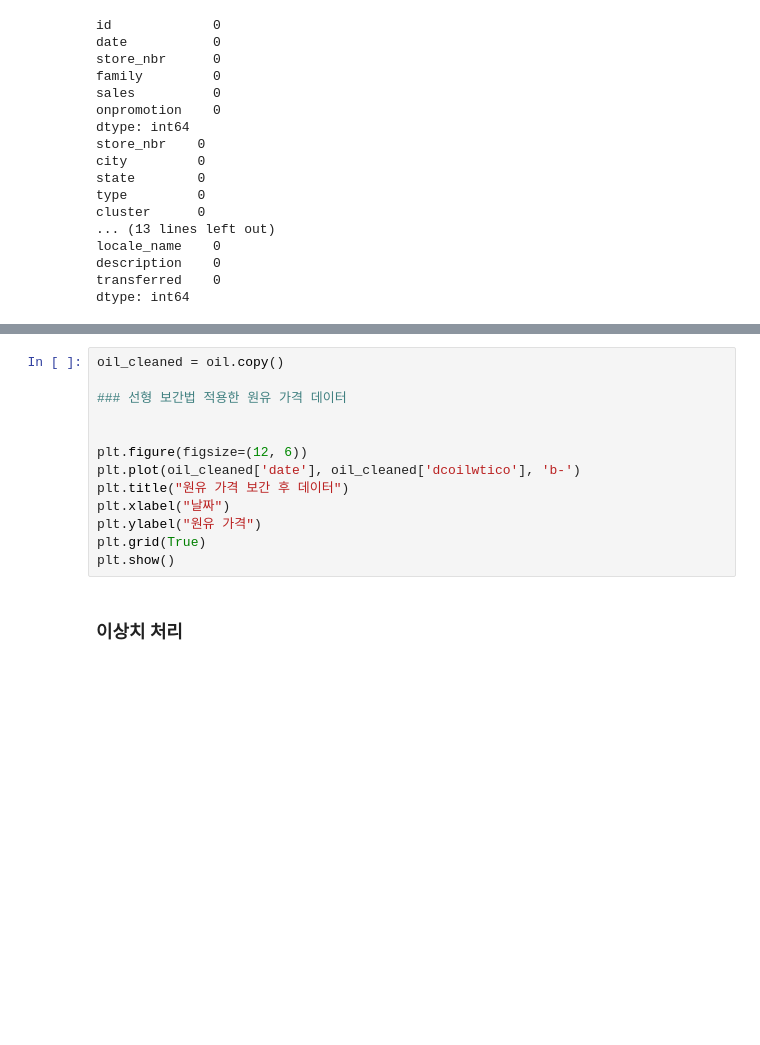
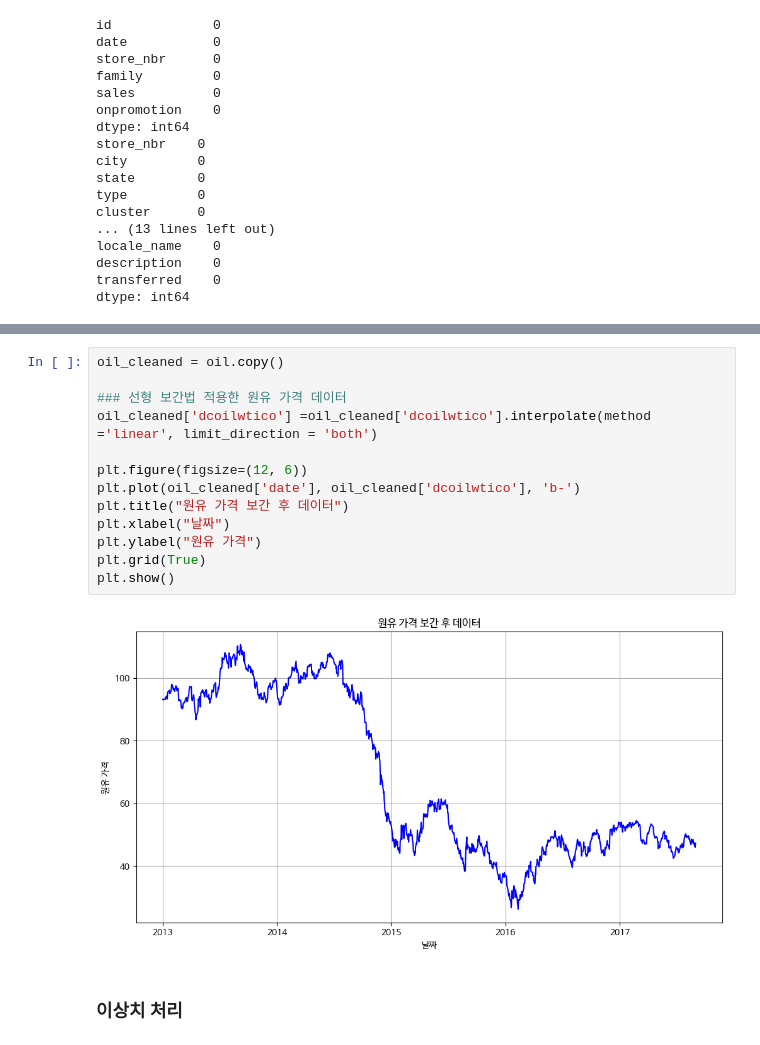
Before and after one commit to Jee-SungHee/Danalysis, a Jupyter notebook: 오픈소스_데이터_분석_7강.ipynb, the cells around one changed output, grey strips where cells are left out. Drawn from its saved outputs; the diff is of its cells as text; blank space fills up the shorter version.

```diff
--- a/오픈소스_데이터_분석_7강.ipynb
+++ b/오픈소스_데이터_분석_7강.ipynb
@@ -487,16 +528,18 @@ plt.show()
 # %%
 oil_cleaned = oil.copy()
 
 ### 선형 보간법 적용한 원유 가격 데이터
-
+oil_cleaned['dcoilwtico'] =oil_cleaned['dcoilwtico'].interpolate(method ='linear', limit_direction = 'both')
 
 plt.figure(figsize=(12, 6))
 plt.plot(oil_cleaned['date'], oil_cleaned['dcoilwtico'], 'b-')
 plt.title("원유 가격 보간 후 데이터")
 plt.xlabel("날짜")
 plt.ylabel("원유 가격")
 plt.grid(True)
 plt.show()
+# %% [output]
+[figure, added]
 # %% [markdown]
 ### 이상치 처리
 # %%
```
Also changed, not shown: parts of 12 cells of this notebook.
